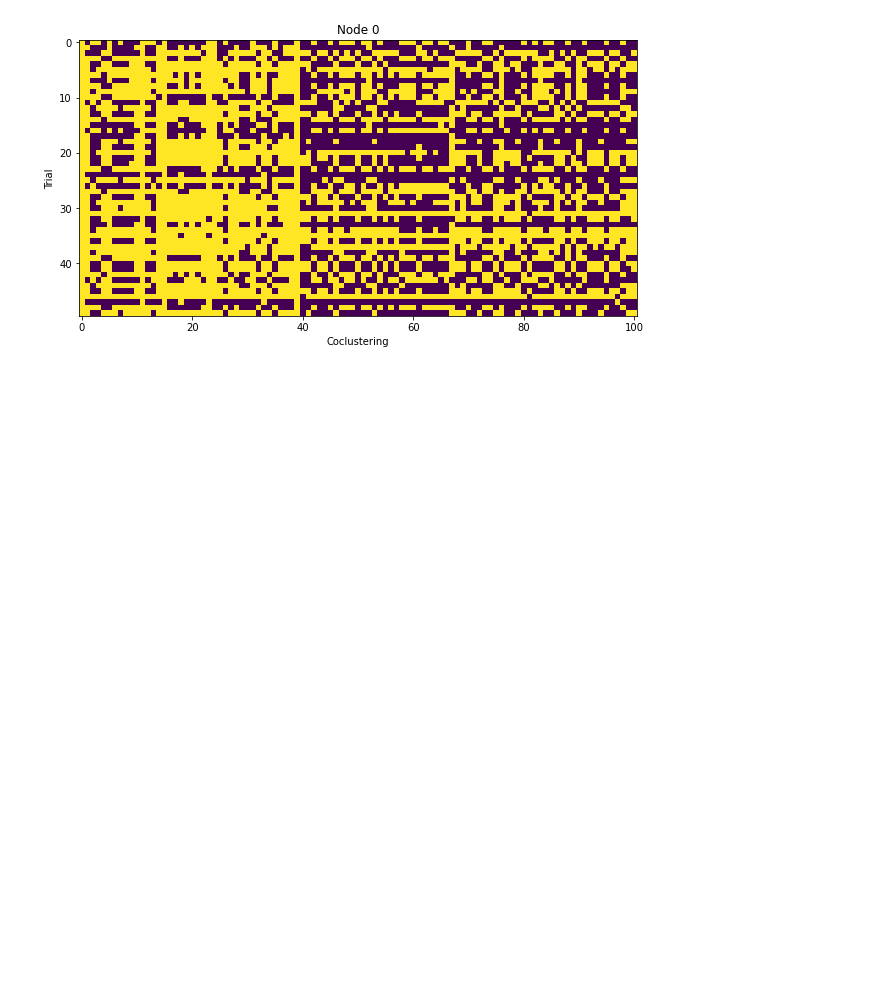
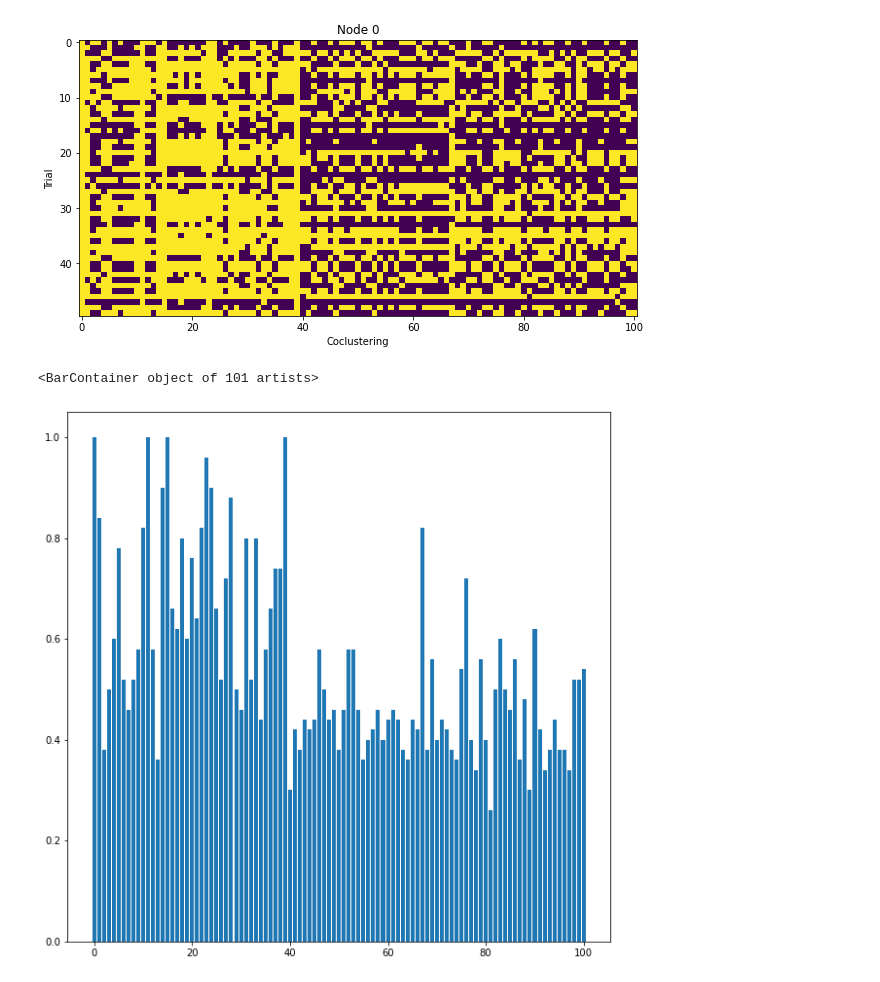
Before and after one commit to sekunder/clustering, a Jupyter notebook: most recent progress on stochastic block model.ipynb, the cells around one changed output. Drawn from its saved outputs; the diff is of its cells as text; code cells hidden in the pictures; blank space fills up the shorter version.

Commit message:
added "friends" plot

```diff
--- a/most recent progress on stochastic block model.ipynb
+++ b/most recent progress on stochastic block model.ipynb
@@ -404,3 +404,9 @@ plt.xlabel("Coclustering")
 # %% [output]
 Text(0.5, 0, 'Coclustering')
 [figure]
+# %%
+plt.figure(figsize=(10,10))
+plt.bar(range(n_nodes+1), C_all[:,node,:].mean(axis=0))
+# %% [output]
+<BarContainer object of 101 artists>
+[figure, added]
```
